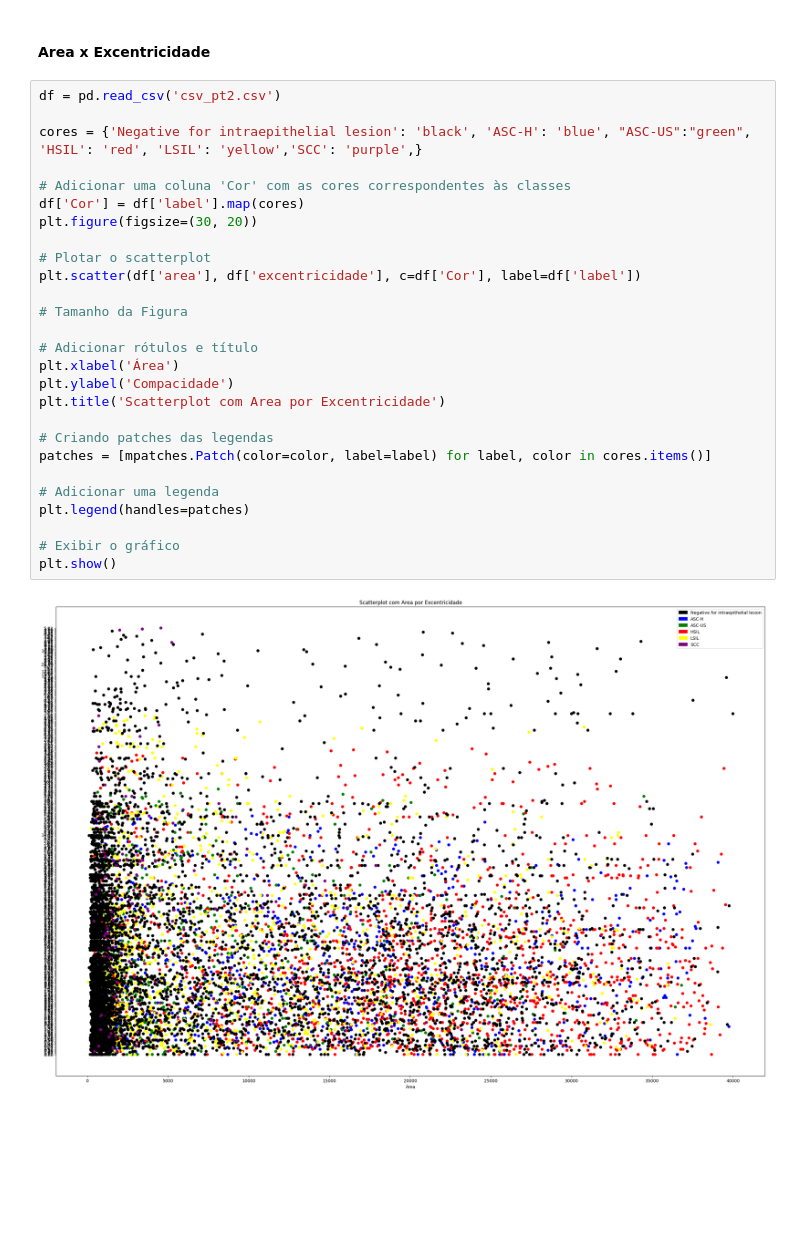
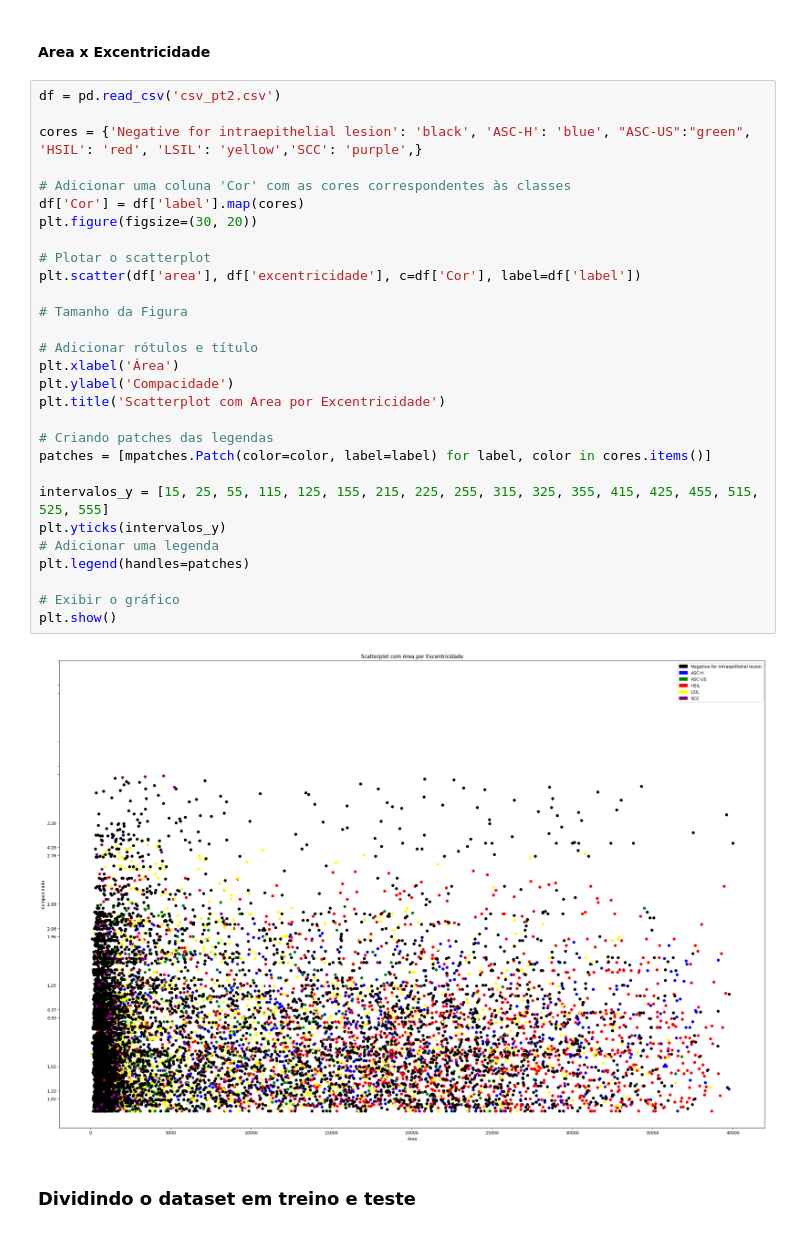
Before and after one commit to viniciushgiovanini/pai-papanicolau, a Jupyter notebook: src/AI/processamento_testes_part2.ipynb, the cells around one changed output. Saved outputs shown, nothing was run; the diff lists cells and outputs as text; blank space fills up the shorter version.

```diff
--- a/src/AI/processamento_testes_part2.ipynb
+++ b/src/AI/processamento_testes_part2.ipynb
@@ -157,29 +161,33 @@ plt.show()
 # %%
 df = pd.read_csv('csv_pt2.csv')
 
 cores = {'Negative for intraepithelial lesion': 'black', 'ASC-H': 'blue', "ASC-US":"green", 'HSIL': 'red', 'LSIL': 'yellow','SCC': 'purple',}
 
 # Adicionar uma coluna 'Cor' com as cores correspondentes às classes
 df['Cor'] = df['label'].map(cores)
 plt.figure(figsize=(30, 20))
 
 # Plotar o scatterplot
 plt.scatter(df['area'], df['excentricidade'], c=df['Cor'], label=df['label'])
 
 # Tamanho da Figura
 
 # Adicionar rótulos e título
 plt.xlabel('Área')
 plt.ylabel('Compacidade')
 plt.title('Scatterplot com Area por Excentricidade')
 
 # Criando patches das legendas
 patches = [mpatches.Patch(color=color, label=label) for label, color in cores.items()]
 
+intervalos_y = [15, 25, 55, 115, 125, 155, 215, 225, 255, 315, 325, 355, 415, 425, 455, 515, 525, 555]
+plt.yticks(intervalos_y)
 # Adicionar uma legenda
 plt.legend(handles=patches)
 
 # Exibir o gráfico
 plt.show()
 # %% [output]
-[figure, old version]
+[figure, new version]
+# %% [markdown]
+### Dividindo o dataset em treino e teste
```
Also changed, not shown: parts of 2 cells of this notebook.
